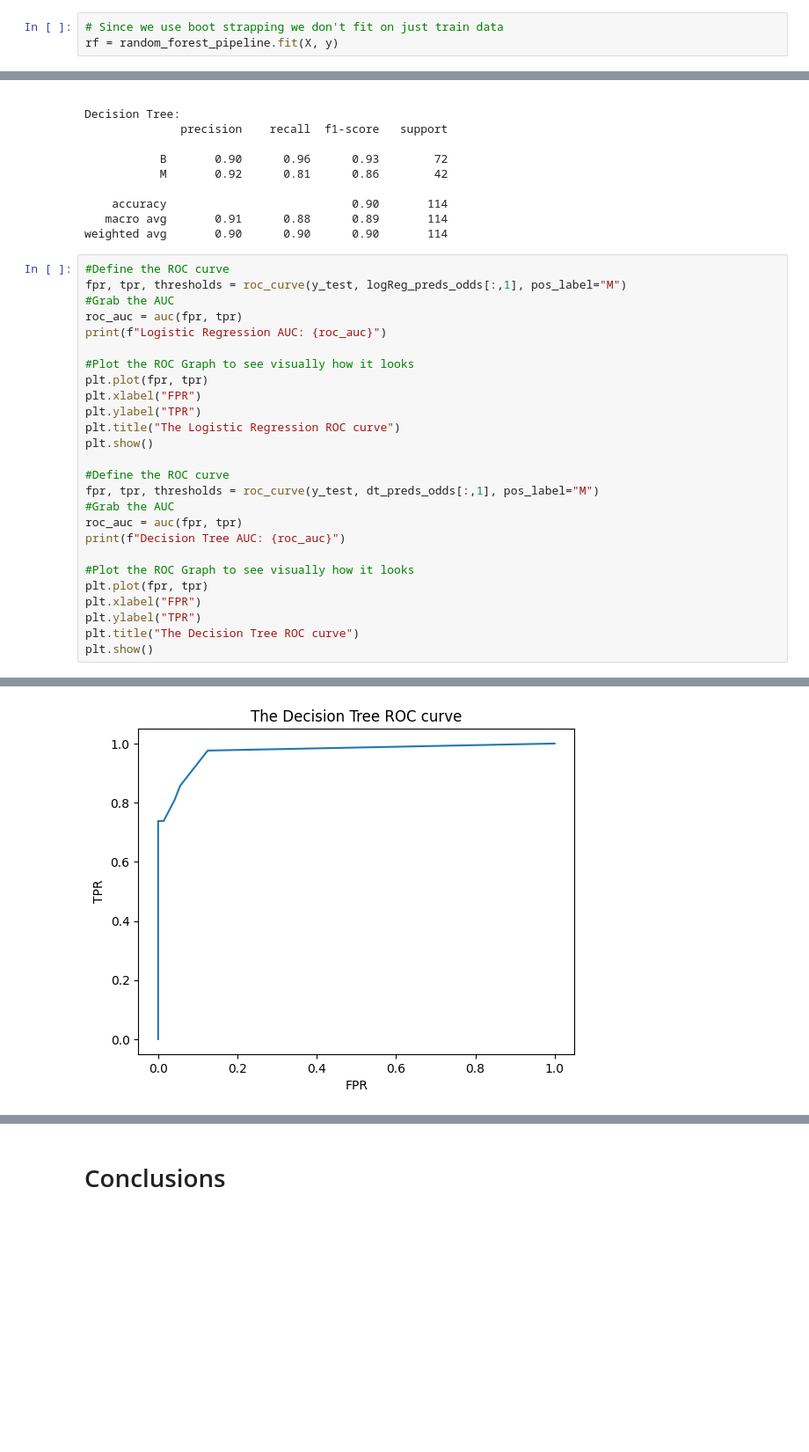
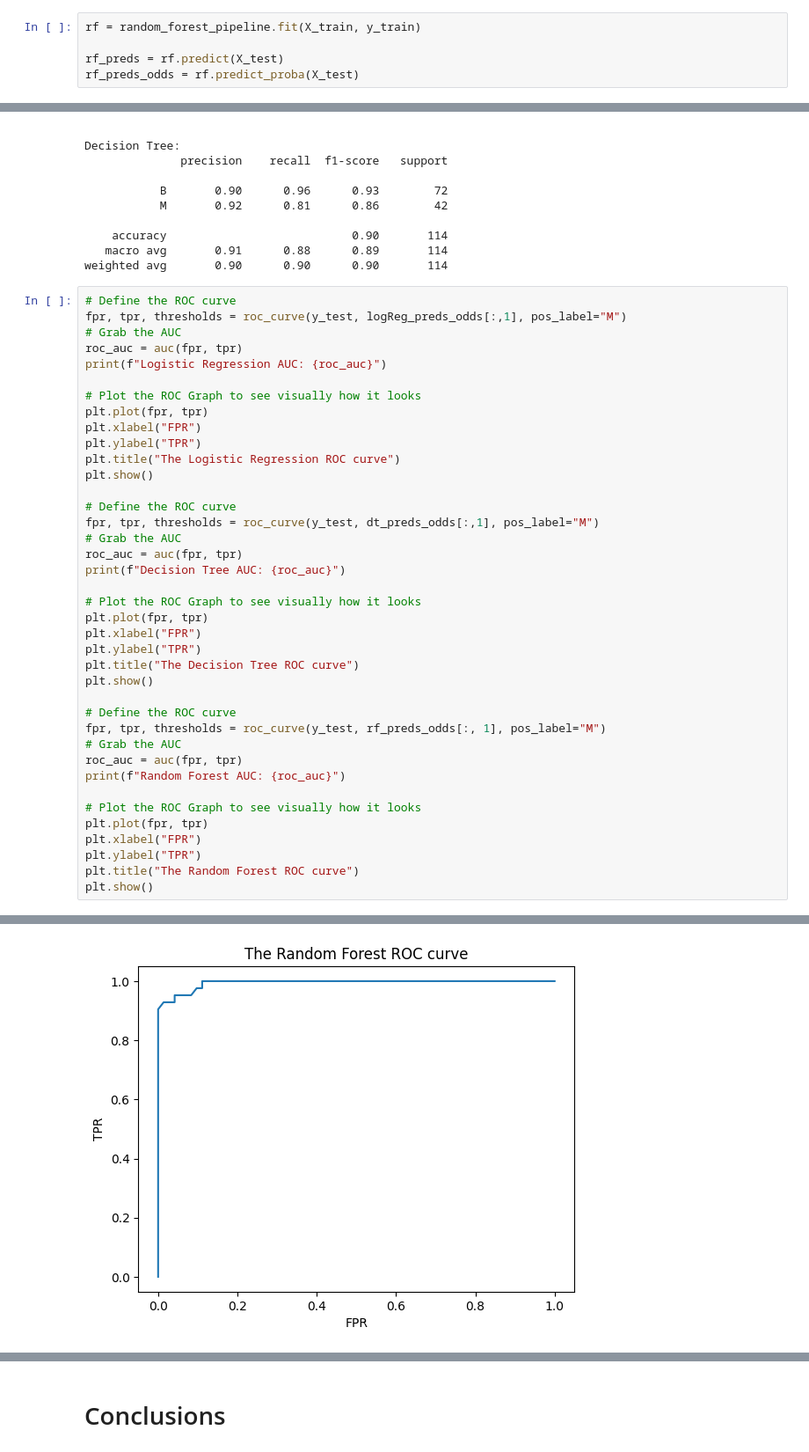
Before and after one commit to J-CYN/Analytics1Final, a Jupyter notebook: finalproject.ipynb, the cells around one changed output, grey strips where cells are left out. Shown at 88% size. Cells and saved outputs as stored; diff of their text form; blank space fills up the shorter version.

```diff
--- a/finalproject.ipynb
+++ b/finalproject.ipynb
@@ -163,8 +167,10 @@ dt = dt_pipeline.fit(X_train, y_train)
 dt_preds = dt.predict(X_test)
 dt_preds_odds = dt.predict_proba(X_test)
 # %%
-# Since we use boot strapping we don't fit on just train data
-rf = random_forest_pipeline.fit(X, y)
+rf = random_forest_pipeline.fit(X_train, y_train)
+
+rf_preds = rf.predict(X_test)
+rf_preds_odds = rf.predict_proba(X_test)
 # %% [markdown]
 # Evaluation
 # %%
@@ -231,31 +256,44 @@ Decision Tree:
    macro avg       0.91      0.88      0.89       114
 weighted avg       0.90      0.90      0.90       114
 # %%
-#Define the ROC curve
+# Define the ROC curve
 fpr, tpr, thresholds = roc_curve(y_test, logReg_preds_odds[:,1], pos_label="M")
-#Grab the AUC
+# Grab the AUC
 roc_auc = auc(fpr, tpr)
 print(f"Logistic Regression AUC: {roc_auc}")
 
-#Plot the ROC Graph to see visually how it looks
+# Plot the ROC Graph to see visually how it looks
 plt.plot(fpr, tpr)
 plt.xlabel("FPR")
 plt.ylabel("TPR")
 plt.title("The Logistic Regression ROC curve")
 plt.show()
 
-#Define the ROC curve
+# Define the ROC curve
 fpr, tpr, thresholds = roc_curve(y_test, dt_preds_odds[:,1], pos_label="M")
-#Grab the AUC
+# Grab the AUC
 roc_auc = auc(fpr, tpr)
 print(f"Decision Tree AUC: {roc_auc}")
 
-#Plot the ROC Graph to see visually how it looks
+# Plot the ROC Graph to see visually how it looks
 plt.plot(fpr, tpr)
 plt.xlabel("FPR")
 plt.ylabel("TPR")
 plt.title("The Decision Tree ROC curve")
 plt.show()
+
+# Define the ROC curve
+fpr, tpr, thresholds = roc_curve(y_test, rf_preds_odds[:, 1], pos_label="M")
+# Grab the AUC
+roc_auc = auc(fpr, tpr)
+print(f"Random Forest AUC: {roc_auc}")
+
+# Plot the ROC Graph to see visually how it looks
+plt.plot(fpr, tpr)
+plt.xlabel("FPR")
+plt.ylabel("TPR")
+plt.title("The Random Forest ROC curve")
+plt.show()
 # %% [output]
 Logistic Regression AUC: 0.9963624338624338
 [figure]
@@ -263 +302 @@ Decision Tree AUC: 0.9715608465608466
-[figure, old version]
+[figure, new version]
```
Also changed, not shown: parts of 7 cells of this notebook.
